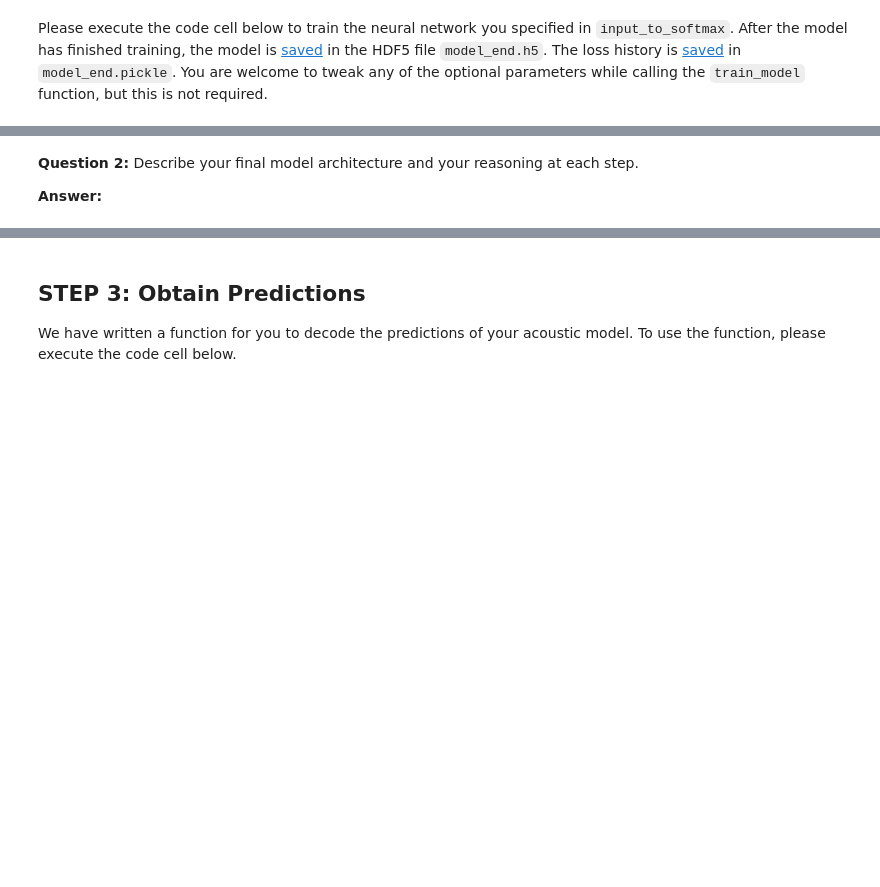
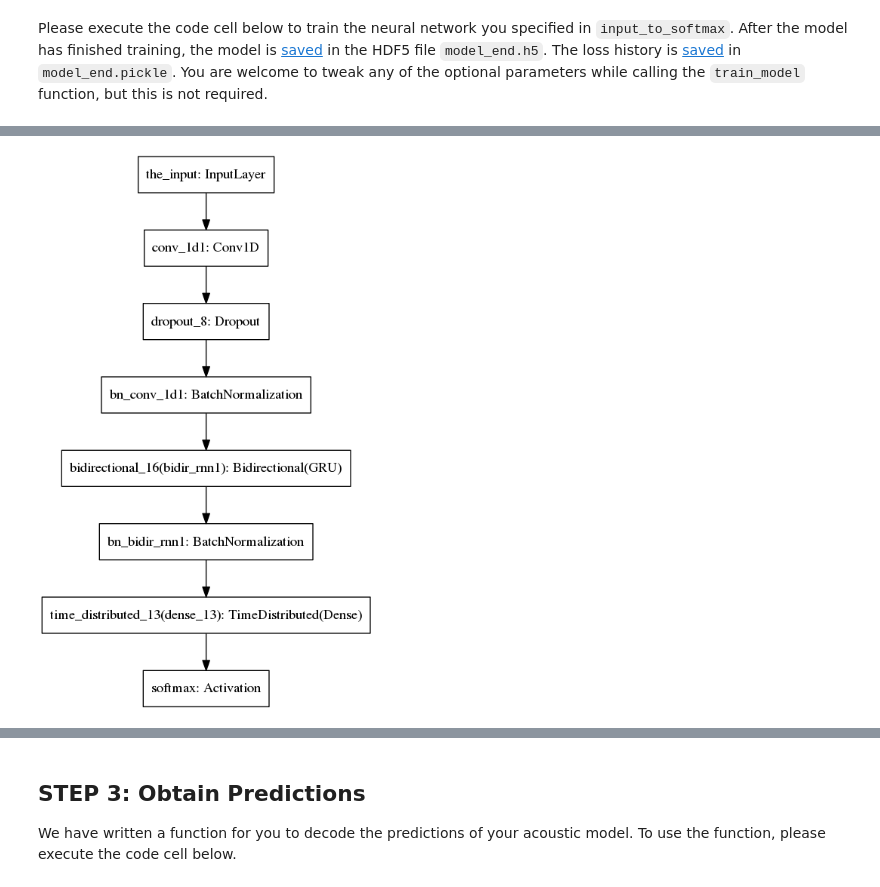
Before and after one commit to MLtaotao/AIND-VUI-CAPSTONE, a Jupyter notebook: vui_notebook.ipynb, the cells around one changed output, grey strips where cells are left out. Saved outputs shown, nothing was run; the diff lists cells and outputs as text; code cells hidden in the pictures; blank space fills up the shorter version.

```diff
--- a/vui_notebook.ipynb
+++ b/vui_notebook.ipynb
@@ -698,0 +720,9 @@ model_end = final_model()
+# %%
+# specify the model
+%reload_ext autoreload
+model_end = final_model(input_dim=161, # change to 13 if you would like to use MFCC features
+                        filters=200,
+                        kernel_size=11,
+                        conv_stride=1,
+                        conv_border_mode='valid',
+                        units=200)
@@ -706,4 +773,8 @@ train_model(input_to_softmax=model_end,
-# %% [markdown]
-__Question 2:__ Describe your final model architecture and your reasoning at each step.
-
-__Answer:__
+# %%
+#plot the final model
+from keras.utils import plot_model
+from IPython.display import Image, display
+plot_model(model_end, to_file='model_end.png')
+display(Image('model_end.png'))
+# %% [output]
+[figure, added]
```
Also changed, not shown: parts of 20 cells of this notebook, 16 other files.
